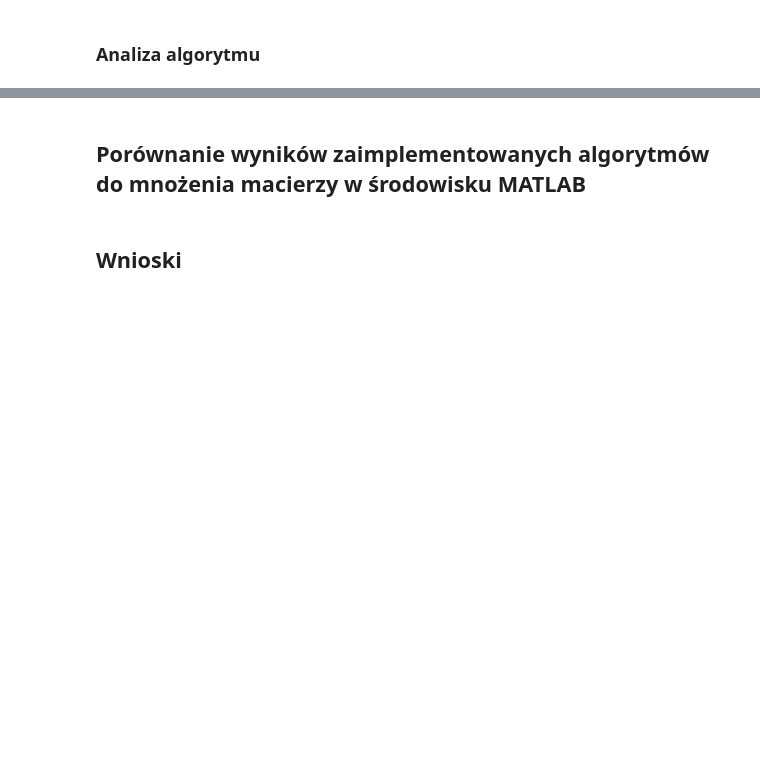
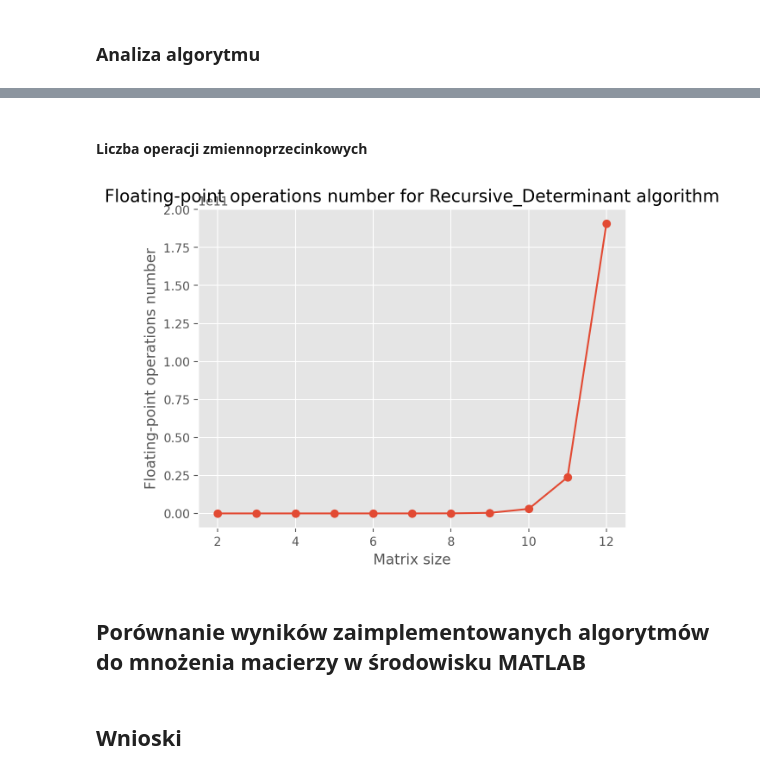
Before and after one commit to pklatka/matrix-algorithms-course, a Jupyter notebook: lab02/lab02.ipynb, the cells around one changed output, grey strips where cells are left out. Drawn from its saved outputs; the diff is of its cells as text; code cells hidden in the pictures; blank space fills up the shorter version.

```diff
--- a/lab02/lab02.ipynb
+++ b/lab02/lab02.ipynb
@@ -343,3 +391,9 @@ OPIS
+# %% [markdown]
+#### Liczba operacji zmiennoprzecinkowych
+# %%
+plot_flops(recursive_determinant, test_matrices)
+# %% [output]
+[figure, added]
 # %% [markdown]
 ## Porównanie wyników zaimplementowanych algorytmów do mnożenia macierzy w środowisku MATLAB
 # %% [markdown]
```
Also changed, not shown: parts of 10 cells of this notebook, 1 other file.
